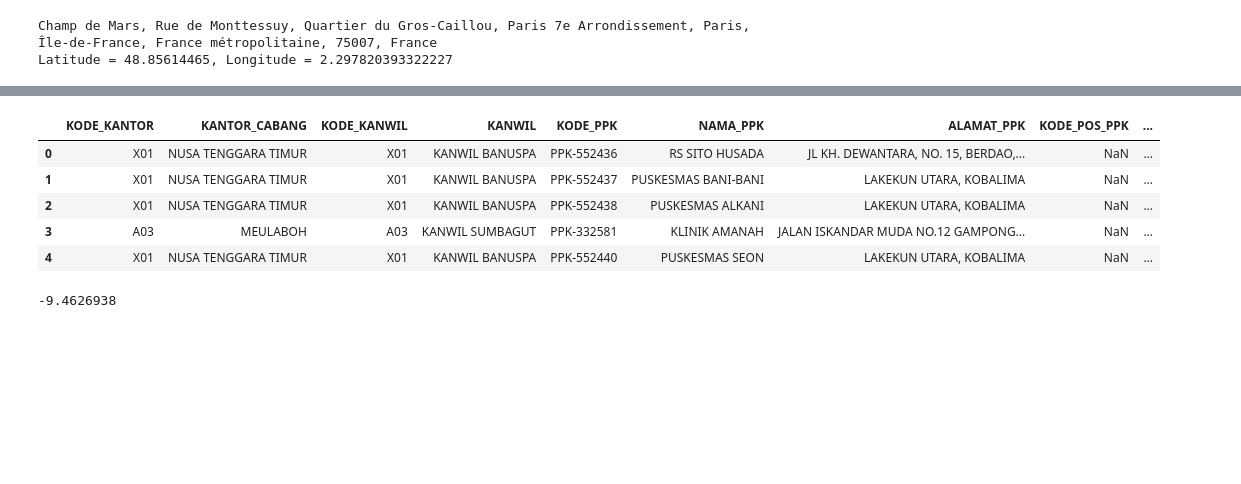
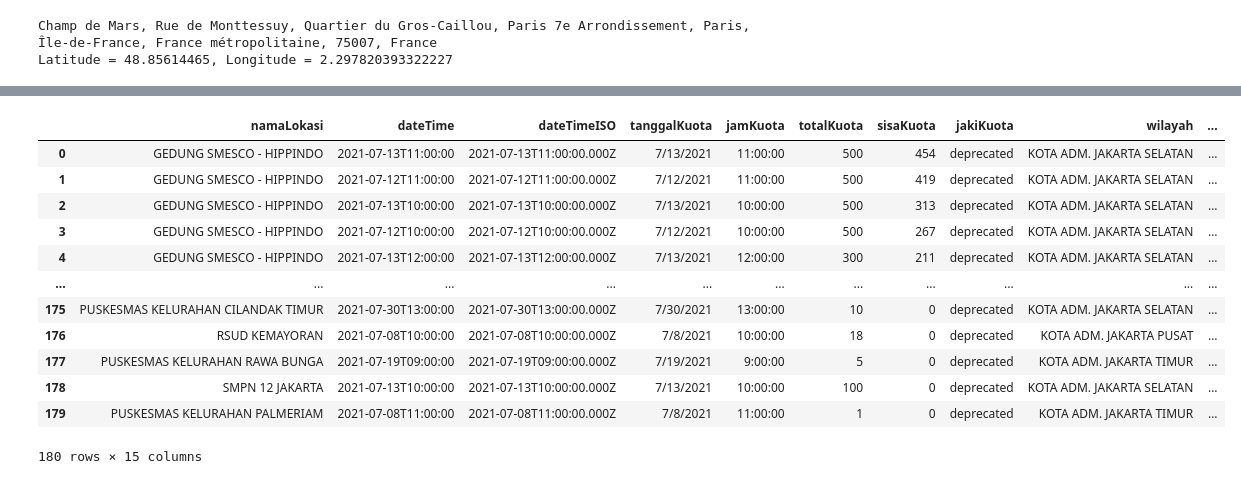
Before and after one commit to johannesriter/getridcovid_project, a Jupyter notebook: addressLocator_indo.ipynb, the cells around one changed output, grey strips where cells are left out. Saved outputs shown, nothing was run; the diff lists cells and outputs as text; code cells hidden in the pictures; blank space fills up the shorter version.

```diff
--- a/addressLocator_indo.ipynb
+++ b/addressLocator_indo.ipynb
@@ -19,6 +19,6 @@ print('Latitude = {}, Longitude = {}'.format(location.latitude, location.longitu
 Champ de Mars, Rue de Monttessuy, Quartier du Gros-Caillou, Paris 7e Arrondissement, Paris, Île-de-France, France métropolitaine, 75007, France
 Latitude = 48.85614465, Longitude = 2.297820393322227
 # %%
-df = pd.read_csv(r'D:\Training\ESRI_Leaflet\Daftar_RumahSakit.csv')
+df = pd.read_csv(r'D:\Training\getridcovid_project\dataSource\kuotaVaksin_jaki.csv')
 df.head()
 # %% [output]
@@ -30,0 +31,4 @@ df.head()
+# %%
+df['ADDRESS'] = df['namaLokasi'].astype(str) + ',' + \
+                df['kecamatan'] + ',' + 'JAKARTA' + ',' + 'INDONESIA'
+df.head()
@@ -31,4 +42,4 @@ df.head()
 # %%
 geocode = RateLimiter(locator.geocode, min_delay_seconds=1)
-df['location'] = df['ALAMAT_PPK'].apply(geocode)
+df['location'] = df['ADDRESS'].apply(geocode)
 df['point'] = df['location'].apply(lambda loc: tuple(loc.point) if loc else None)
@@ -35,10 +64,17 @@ df['point'] = df['location'].apply(lambda loc: tuple(loc.point) if loc else None
 # %%
-df.head()
+df
 # %% [output]
-|  | KODE_KANTOR | KANTOR_CABANG | KODE_KANWIL | KANWIL | KODE_PPK | NAMA_PPK | ALAMAT_PPK | KODE_POS_PPK | ... |
-| 0 | X01 | NUSA TENGGARA TIMUR | X01 | KANWIL BANUSPA | PPK-552436 | RS SITO HUSADA | JL KH. DEWANTARA, NO. 15, BERDAO,... | NaN | ... |
-| 1 | X01 | NUSA TENGGARA TIMUR | X01 | KANWIL BANUSPA | PPK-552437 | PUSKESMAS BANI-BANI | LAKEKUN UTARA, KOBALIMA | NaN | ... |
-| 2 | X01 | NUSA TENGGARA TIMUR | X01 | KANWIL BANUSPA | PPK-552438 | PUSKESMAS ALKANI | LAKEKUN UTARA, KOBALIMA | NaN | ... |
-| 3 | A03 | MEULABOH | A03 | KANWIL SUMBAGUT | PPK-332581 | KLINIK AMANAH | JALAN ISKANDAR MUDA NO.12 GAMPONG... | NaN | ... |
-| 4 | X01 | NUSA TENGGARA TIMUR | X01 | KANWIL BANUSPA | PPK-552440 | PUSKESMAS SEON | LAKEKUN UTARA, KOBALIMA | NaN | ... |
+|  | namaLokasi | dateTime | dateTimeISO | tanggalKuota | jamKuota | totalKuota | sisaKuota | jakiKuota | wilayah | ... |
+| 0 | GEDUNG SMESCO - HIPPINDO | 2021-07-13T11:00:00 | 2021-07-13T11:00:00.000Z | 7/13/2021 | 11:00:00 | 500 | 454 | deprecated | KOTA ADM. JAKARTA SELATAN | ... |
+| 1 | GEDUNG SMESCO - HIPPINDO | 2021-07-12T11:00:00 | 2021-07-12T11:00:00.000Z | 7/12/2021 | 11:00:00 | 500 | 419 | deprecated | KOTA ADM. JAKARTA SELATAN | ... |
+| 2 | GEDUNG SMESCO - HIPPINDO | 2021-07-13T10:00:00 | 2021-07-13T10:00:00.000Z | 7/13/2021 | 10:00:00 | 500 | 313 | deprecated | KOTA ADM. JAKARTA SELATAN | ... |
+| 3 | GEDUNG SMESCO - HIPPINDO | 2021-07-12T10:00:00 | 2021-07-12T10:00:00.000Z | 7/12/2021 | 10:00:00 | 500 | 267 | deprecated | KOTA ADM. JAKARTA SELATAN | ... |
+| 4 | GEDUNG SMESCO - HIPPINDO | 2021-07-13T12:00:00 | 2021-07-13T12:00:00.000Z | 7/13/2021 | 12:00:00 | 300 | 211 | deprecated | KOTA ADM. JAKARTA SELATAN | ... |
+| ... | ... | ... | ... | ... | ... | ... | ... | ... | ... | ... |
+| 175 | PUSKESMAS KELURAHAN CILANDAK TIMUR | 2021-07-30T13:00:00 | 2021-07-30T13:00:00.000Z | 7/30/2021 | 13:00:00 | 10 | 0 | deprecated | KOTA ADM. JAKARTA SELATAN | ... |
+| 176 | RSUD KEMAYORAN | 2021-07-08T10:00:00 | 2021-07-08T10:00:00.000Z | 7/8/2021 | 10:00:00 | 18 | 0 | deprecated | KOTA ADM. JAKARTA PUSAT | ... |
+| 177 | PUSKESMAS KELURAHAN RAWA BUNGA | 2021-07-19T09:00:00 | 2021-07-19T09:00:00.000Z | 7/19/2021 | 9:00:00 | 5 | 0 | deprecated | KOTA ADM. JAKARTA TIMUR | ... |
+| 178 | SMPN 12 JAKARTA | 2021-07-13T10:00:00 | 2021-07-13T10:00:00.000Z | 7/13/2021 | 10:00:00 | 100 | 0 | deprecated | KOTA ADM. JAKARTA SELATAN | ... |
+| 179 | PUSKESMAS KELURAHAN PALMERIAM | 2021-07-08T11:00:00 | 2021-07-08T11:00:00.000Z | 7/8/2021 | 11:00:00 | 1 | 0 | deprecated | KOTA ADM. JAKARTA TIMUR | ... |
+180 rows × 15 columns
 # %%
@@ -48,4 +83,0 @@ df.to_excel('hospital_point.xlsx')
-# %%
-df['point'][1][0]
-# %% [output]
--9.4626938
```
Also changed, not shown: parts of 11 cells of this notebook, 6 other files.
